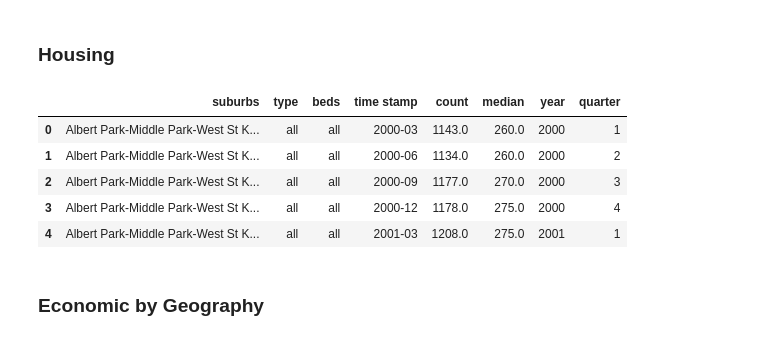
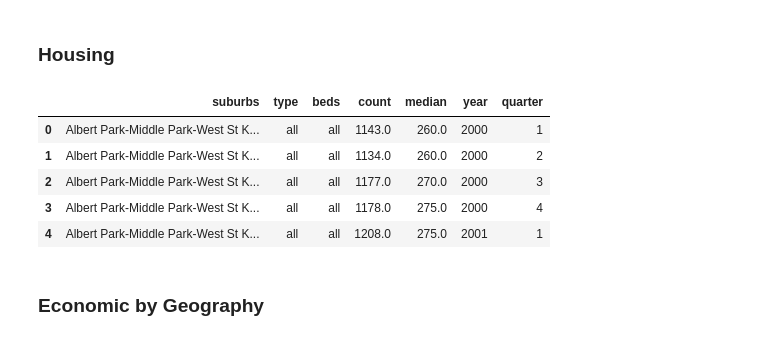
Before and after one commit to MAST30034-AppliedDataScience/project-2-group-real-estate-industry-project-11, a Jupyter notebook: notebooks/2. raw/2. merge external and housing.ipynb, the cells around one changed output. Drawn from its saved outputs; the diff is of its cells as text; code cells hidden in the pictures.

```diff
--- a/notebooks/2. raw/2. merge external and housing.ipynb
+++ b/notebooks/2. raw/2. merge external and housing.ipynb
@@ -134,22 +205,23 @@ housing_df_raw[('suburbs', "nan")] = housing_df_raw[('suburbs', "nan")].replace(
 # %%
 # turn everything into records
 housing_df = unpack_levels(housing_df_raw, 3, "time stamp", "measure", index_level=1)
 
 # fix the time stamp
 housing_df[["year", "month"]] = housing_df["time stamp"].str.split("-", expand=True).astype(int)
+housing_df.drop(columns="time stamp", inplace=True)
 
 # get the actual quarter
 housing_df["quarter"] = housing_df["month"] // 3
 housing_df.drop(columns="month", inplace=True)
 
 housing_df.head(5)
 # %% [output]
-|  | suburbs | type | beds | time stamp | count | median | year | quarter |
-| 0 | Albert Park-Middle Park-West St K... | all | all | 2000-03 | 1143.0 | 260.0 | 2000 | 1 |
-| 1 | Albert Park-Middle Park-West St K... | all | all | 2000-06 | 1134.0 | 260.0 | 2000 | 2 |
-| 2 | Albert Park-Middle Park-West St K... | all | all | 2000-09 | 1177.0 | 270.0 | 2000 | 3 |
-| 3 | Albert Park-Middle Park-West St K... | all | all | 2000-12 | 1178.0 | 275.0 | 2000 | 4 |
-| 4 | Albert Park-Middle Park-West St K... | all | all | 2001-03 | 1208.0 | 275.0 | 2001 | 1 |
+|  | suburbs | type | beds | count | median | year | quarter |
+| 0 | Albert Park-Middle Park-West St K... | all | all | 1143.0 | 260.0 | 2000 | 1 |
+| 1 | Albert Park-Middle Park-West St K... | all | all | 1134.0 | 260.0 | 2000 | 2 |
+| 2 | Albert Park-Middle Park-West St K... | all | all | 1177.0 | 270.0 | 2000 | 3 |
+| 3 | Albert Park-Middle Park-West St K... | all | all | 1178.0 | 275.0 | 2000 | 4 |
+| 4 | Albert Park-Middle Park-West St K... | all | all | 1208.0 | 275.0 | 2001 | 1 |
 # %% [markdown]
 ### Economic by Geography
 # %%
```
Also changed, not shown: parts of 21 cells of this notebook.
